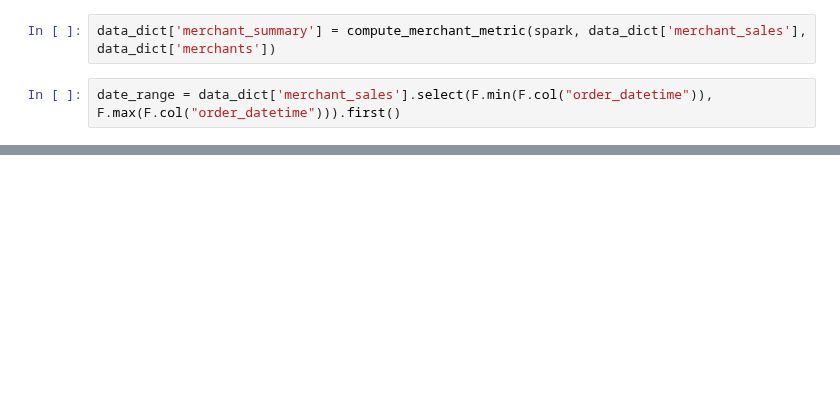
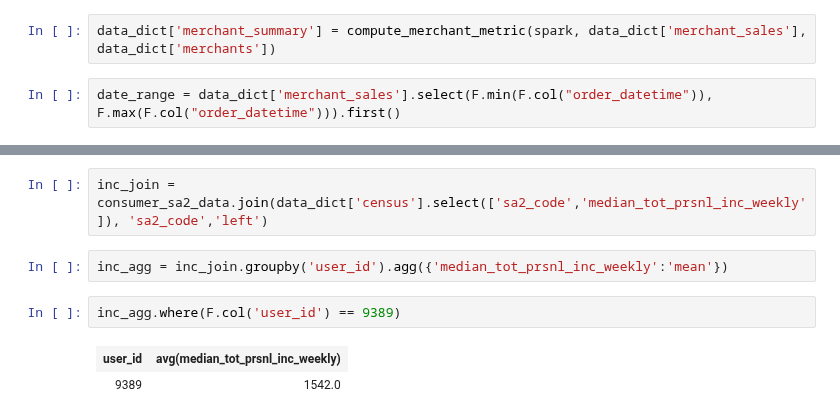
Before and after one commit to MAST30034-Applied-Data-Science/generic-buy-now-pay-later-project-group-19, a Jupyter notebook: notebooks/metrics_to_script_prototype.ipynb, the cells around one changed output, grey strips where cells are left out. Saved outputs shown, nothing was run; the diff lists cells and outputs as text; blank space fills up the shorter version.

```diff
--- a/notebooks/metrics_to_script_prototype.ipynb
+++ b/notebooks/metrics_to_script_prototype.ipynb
@@ -92,0 +237,9 @@ date_range = data_dict['merchant_sales'].select(F.min(F.col("order_datetime")),
+# %%
+inc_join = consumer_sa2_data.join(data_dict['census'].select(['sa2_code','median_tot_prsnl_inc_weekly']), 'sa2_code','left')
+# %%
+inc_agg = inc_join.groupby('user_id').agg({'median_tot_prsnl_inc_weekly':'mean'})
+# %%
+inc_agg.where(F.col('user_id') == 9389)
+# %% [output]
+| user_id | avg(median_tot_prsnl_inc_weekly) |
+| 9389 | 1542.0 |
```
Also changed, not shown: parts of 25 cells of this notebook, 1 other file.
